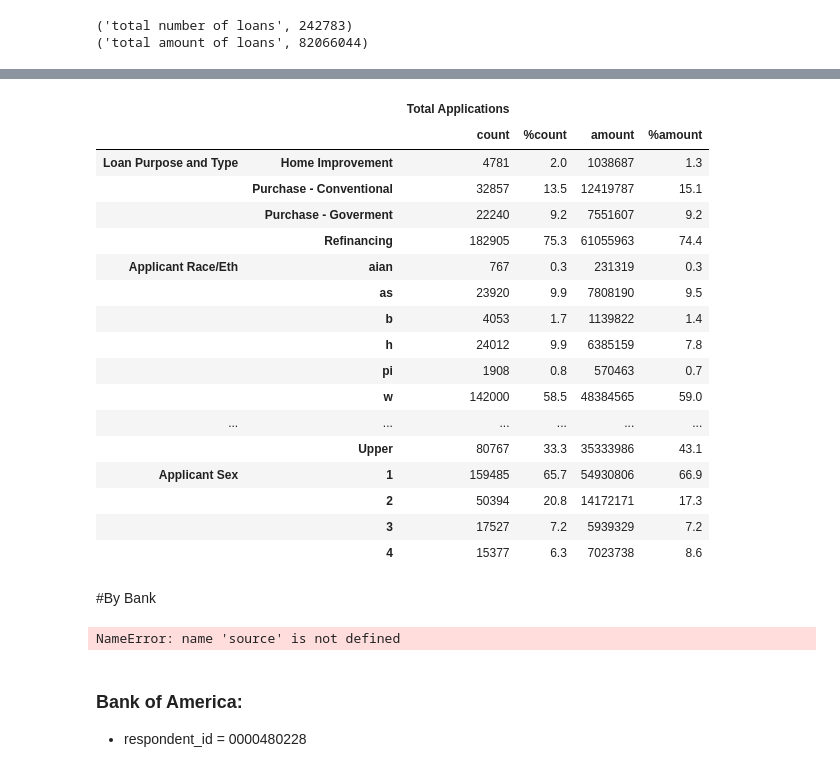
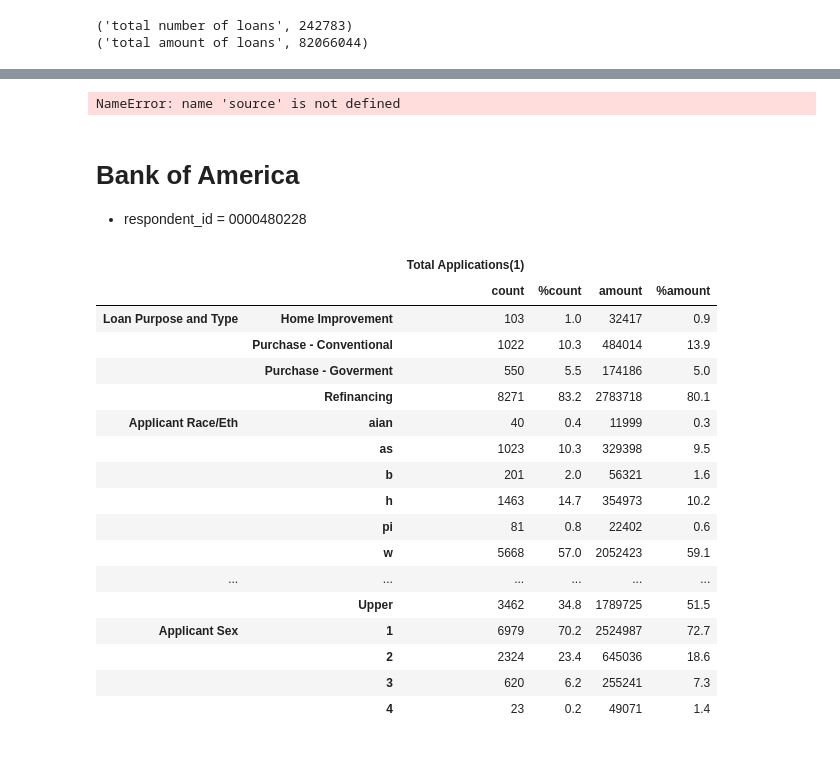
Before and after one commit to CivicKnowledge/San-Diego-Housing, a Jupyter notebook: gonzalo/report-g.ipynb, the cells around one changed output, grey strips where cells are left out. Cells and saved outputs as stored; diff of their text form; code cells hidden in the pictures.

```diff
--- a/gonzalo/report-g.ipynb
+++ b/gonzalo/report-g.ipynb
@@ -108,34 +325,3 @@ sex = sex [['count','%count','amount','%amount']]
-# %%
-frames = [loanpt, race_eth,income,sex]
-totalapp = pd.concat(frames, keys=['Loan Purpose and Type',
-                                   'Applicant Race/Eth',
-                                   'Applicant Income',
-                                   'Applicant Sex'])
-totalapp
-pieces = [totalapp.ix[:, ["count","%count","amount","%amount",]]]
-totalapp = pd.concat(pieces, axis=1, keys=['Total Applications'])
-totalapp
-# %% [output]
-|  |  | Total Applications |  |  |  |
-|  |  | count | %count | amount | %amount |
-| Loan Purpose and Type | Home Improvement | 4781 | 2.0 | 1038687 | 1.3 |
-|  | Purchase - Conventional | 32857 | 13.5 | 12419787 | 15.1 |
-|  | Purchase - Goverment | 22240 | 9.2 | 7551607 | 9.2 |
-|  | Refinancing | 182905 | 75.3 | 61055963 | 74.4 |
-| Applicant Race/Eth | aian | 767 | 0.3 | 231319 | 0.3 |
-|  | as | 23920 | 9.9 | 7808190 | 9.5 |
-|  | b | 4053 | 1.7 | 1139822 | 1.4 |
-|  | h | 24012 | 9.9 | 6385159 | 7.8 |
-|  | pi | 1908 | 0.8 | 570463 | 0.7 |
-|  | w | 142000 | 58.5 | 48384565 | 59.0 |
-| ... | ... | ... | ... | ... | ... |
-|  | Upper | 80767 | 33.3 | 35333986 | 43.1 |
-| Applicant Sex | 1 | 159485 | 65.7 | 54930806 | 66.9 |
-|  | 2 | 50394 | 20.8 | 14172171 | 17.3 |
-|  | 3 | 17527 | 7.2 | 5939329 | 7.2 |
-|  | 4 | 15377 | 6.3 | 7023738 | 8.6 |
-# %% [markdown]
-#By Bank
 # %%
 ts = l.get('ffiec.gov-hmda-2010e-ts').partition.pandas
 ts_name = ts[['respondent_id','respondent_name']]
@@ -144,7 +330,7 @@ x[x.respondent_name.str.contains('BANK OF AMERICA')][['respondent_id','responden
 # %% [output]
 NameError: name 'source' is not defined
 # %% [markdown]
-### Bank of America:
+# Bank of America
 - respondent_id = 0000480228
 # %%
 boatotalcount = boadf.loan_amount.count()
@@ -180,34 +366,54 @@ boadf['applicant_income_cat'] = 'Income Not Available'
 boadf['applicant_income_cat'][boadf['applicant_income_percent_median'] < 50] = 'Low'
 boadf['applicant_income_cat'][(boadf['applicant_income_percent_median'] >= 50) & (boadf['applicant_income_percent_median'] < 80)] = 'Moderate'
 boadf['applicant_income_cat'][(boadf['applicant_income_percent_median'] >= 80) & (boadf['applicant_income_percent_median'] < 120)] = 'Middle'
 boadf['applicant_income_cat'][boadf['applicant_income_percent_median'] >= 120] = 'Upper'
 
 income  = boadf.groupby(['applicant_income_cat'])
 income   = income['loan_amount'].agg(
                             {'count': np.size,
                              'amount': np.sum})
 
 income ['%count'] = np.round(100*income['count']/boatotalcount,1)
 income ['%amount'] = np.round(100*income['amount']/boatotalamount,1)
 income = income [['count','%count','amount','%amount']]
 
 sex  = boadf.groupby(['applicant_sex'])
 sex   = sex['loan_amount'].agg(
                             {'count': np.size,
                              'amount': np.sum})
 
 sex ['%count'] = np.round(100*sex['count']/boatotalcount,1)
 sex ['%amount'] = np.round(100*sex['amount']/boatotalamount,1)
 sex = sex [['count','%count','amount','%amount']]
 
 frames = [loanpt, race_eth,income,sex]
 boaapp = pd.concat(frames, keys=['Loan Purpose and Type',
                                    'Applicant Race/Eth',
                                    'Applicant Income',
                                    'Applicant Sex'])
 
 pieces = [boaapp.ix[:, ["count","%count","amount","%amount",]]]
-boaapp = pd.concat(pieces, axis=1, keys=['Bank of America'])
+boaapp = pd.concat(pieces, axis=1, keys=['Total Applications(1)'])
+boaapp
+# %% [output]
+|  |  | Total Applications(1) |  |  |  |
+|  |  | count | %count | amount | %amount |
+| Loan Purpose and Type | Home Improvement | 103 | 1.0 | 32417 | 0.9 |
+|  | Purchase - Conventional | 1022 | 10.3 | 484014 | 13.9 |
+|  | Purchase - Goverment | 550 | 5.5 | 174186 | 5.0 |
+|  | Refinancing | 8271 | 83.2 | 2783718 | 80.1 |
+| Applicant Race/Eth | aian | 40 | 0.4 | 11999 | 0.3 |
+|  | as | 1023 | 10.3 | 329398 | 9.5 |
+|  | b | 201 | 2.0 | 56321 | 1.6 |
+|  | h | 1463 | 14.7 | 354973 | 10.2 |
+|  | pi | 81 | 0.8 | 22402 | 0.6 |
+|  | w | 5668 | 57.0 | 2052423 | 59.1 |
+| ... | ... | ... | ... | ... | ... |
+|  | Upper | 3462 | 34.8 | 1789725 | 51.5 |
+| Applicant Sex | 1 | 6979 | 70.2 | 2524987 | 72.7 |
+|  | 2 | 2324 | 23.4 | 645036 | 18.6 |
+|  | 3 | 620 | 6.2 | 255241 | 7.3 |
+|  | 4 | 23 | 0.2 | 49071 | 1.4 |
 # %%
 #merging
 pd.merge(totalapp, boaapp, left_index=True, right_index=True)
```
Also changed, not shown: parts of 16 cells of this notebook.
